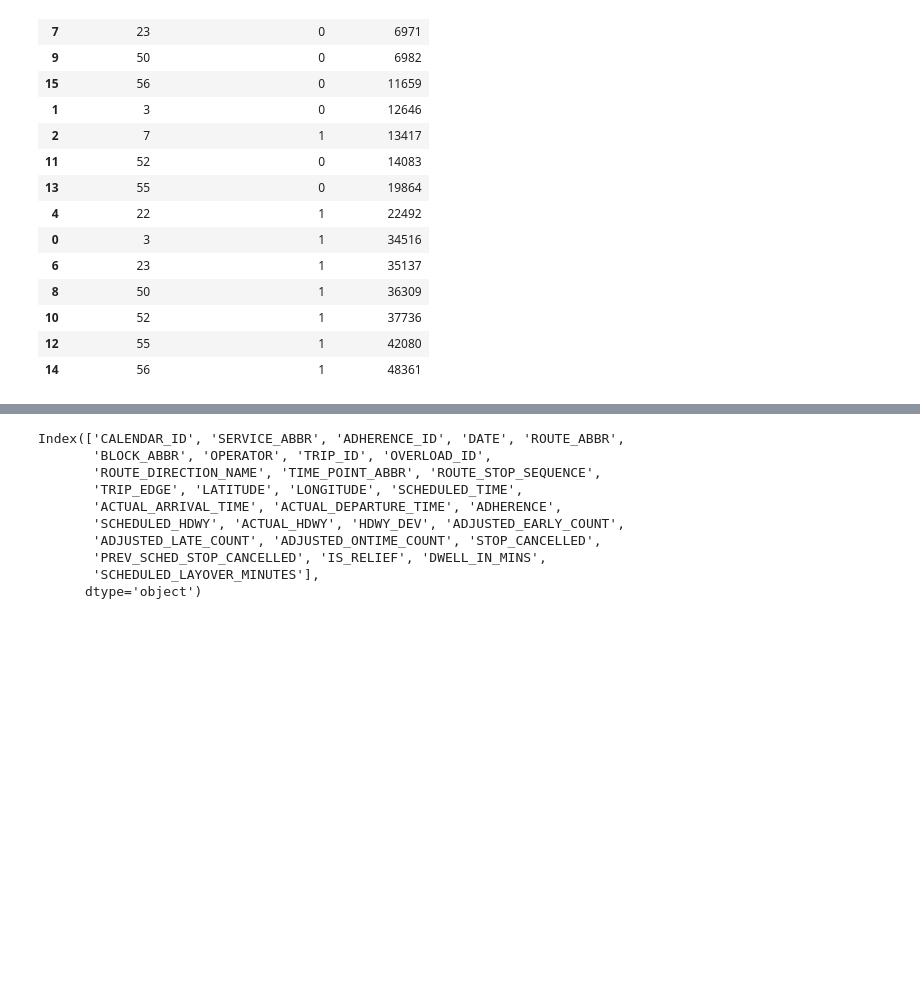
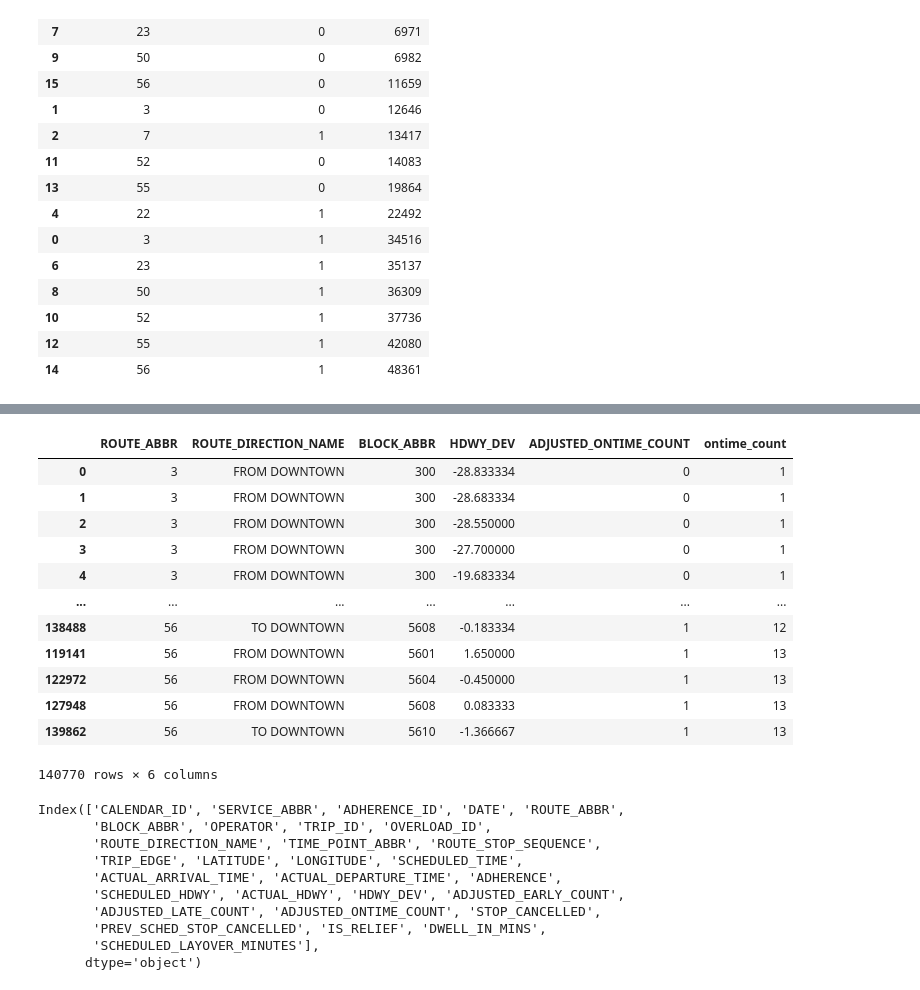
Before and after one commit to NSS-Data-Analytics-Cohort-11/wego-new-california-republic, a Jupyter notebook: notebooks/DA11 New California Republic Wego Project.ipynb, the cells around one changed output, grey strips where cells are left out. Drawn from its saved outputs; the diff is of its cells as text; code cells hidden in the pictures; blank space fills up the shorter version.

```diff
--- a/notebooks/DA11 New California Republic Wego Project.ipynb
+++ b/notebooks/DA11 New California Republic Wego Project.ipynb
@@ -227,3 +288,24 @@ wegodf[['ROUTE_ABBR', 'ROUTE_DIRECTION_NAME', 'ADJUSTED_ONTIME_COUNT', 'HDWY_DEV
+# %%
+#Including location, aka 'BLOCK_ABBR'
+
+wegodf[['ROUTE_ABBR', 'ROUTE_DIRECTION_NAME', 'BLOCK_ABBR', 'ADJUSTED_ONTIME_COUNT', 'HDWY_DEV']].groupby(['ROUTE_ABBR','ROUTE_DIRECTION_NAME','BLOCK_ABBR', 'HDWY_DEV'])['ADJUSTED_ONTIME_COUNT']\
+                                                        .value_counts()\
+                                                        .reset_index(name = 'ontime_count')\
+                                                        .sort_values(['ROUTE_ABBR','ontime_count'])
+# %% [output]
+|  | ROUTE_ABBR | ROUTE_DIRECTION_NAME | BLOCK_ABBR | HDWY_DEV | ADJUSTED_ONTIME_COUNT | ontime_count |
+| 0 | 3 | FROM DOWNTOWN | 300 | -28.833334 | 0 | 1 |
+| 1 | 3 | FROM DOWNTOWN | 300 | -28.683334 | 0 | 1 |
+| 2 | 3 | FROM DOWNTOWN | 300 | -28.550000 | 0 | 1 |
+| 3 | 3 | FROM DOWNTOWN | 300 | -27.700000 | 0 | 1 |
+| 4 | 3 | FROM DOWNTOWN | 300 | -19.683334 | 0 | 1 |
+| ... | ... | ... | ... | ... | ... | ... |
+| 138488 | 56 | TO DOWNTOWN | 5608 | -0.183334 | 1 | 12 |
+| 119141 | 56 | FROM DOWNTOWN | 5601 | 1.650000 | 1 | 13 |
+| 122972 | 56 | FROM DOWNTOWN | 5604 | -0.450000 | 1 | 13 |
+| 127948 | 56 | FROM DOWNTOWN | 5608 | 0.083333 | 1 | 13 |
+| 139862 | 56 | TO DOWNTOWN | 5610 | -1.366667 | 1 | 13 |
+140770 rows × 6 columns
 # %%
 wegodf.columns
 # %% [output]
```
Also changed, not shown: parts of 35 cells of this notebook.
